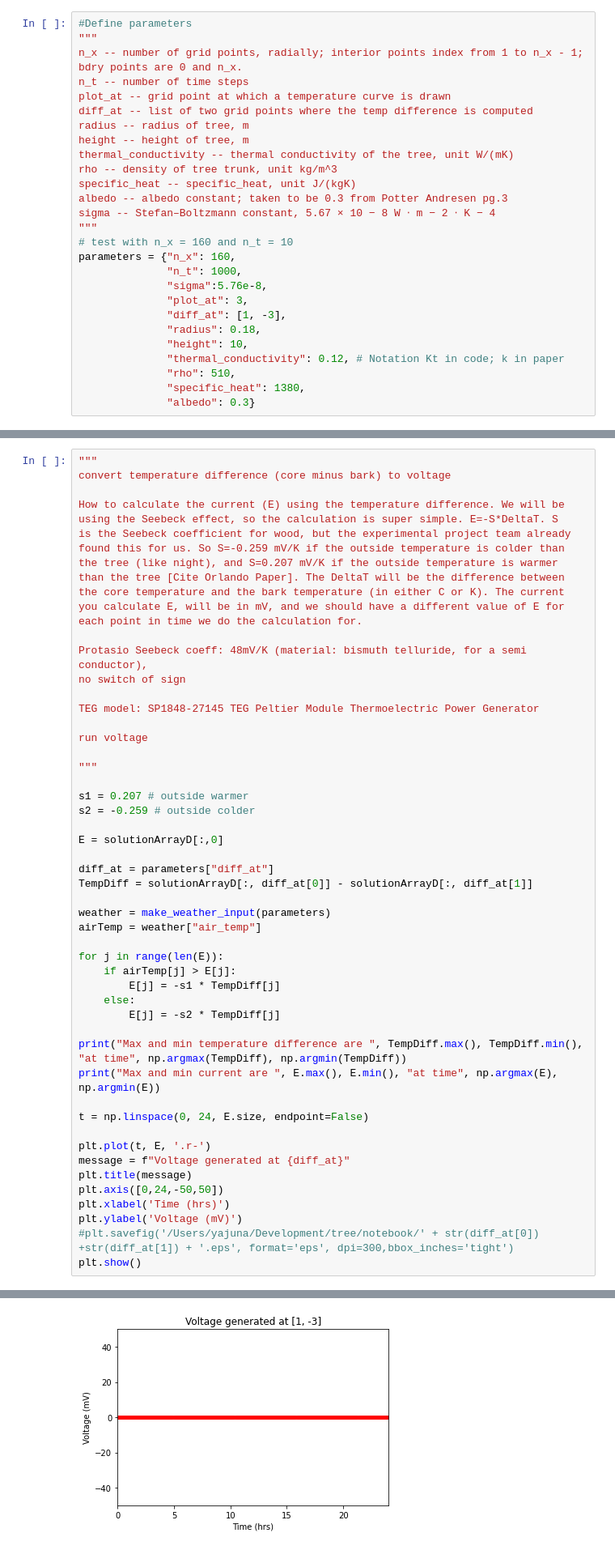
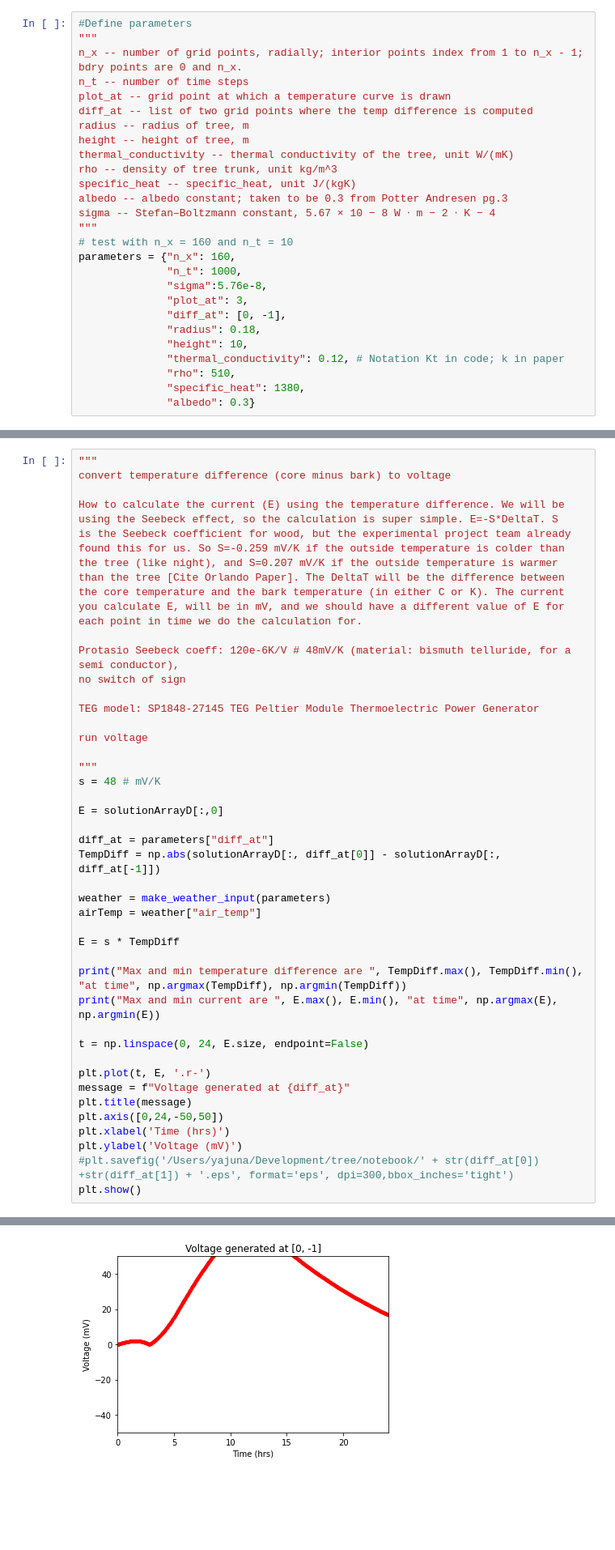
Before and after one commit to yajuna/treeRemote, a Jupyter notebook: notebook/treePower.ipynb, the cells around one changed output, grey strips where cells are left out. Shown at 81% size. Saved outputs shown, nothing was run; the diff lists cells and outputs as text; blank space fills up the shorter version.

Commit message:
motify Seeback coefficients

```diff
--- a/notebook/treePower.ipynb
+++ b/notebook/treePower.ipynb
@@ -62,7 +62,7 @@ parameters = {"n_x": 160,
               "n_t": 1000,
               "sigma":5.76e-8,
               "plot_at": 3,
-              "diff_at": [1, -3],
+              "diff_at": [0, -1],
               "radius": 0.18,
               "height": 10,
               "thermal_conductivity": 0.12, # Notation Kt in code; k in paper
@@ -635,7 +635,7 @@ the core temperature and the bark temperature (in either C or K). The current
 you calculate E, will be in mV, and we should have a different value of E for
 each point in time we do the calculation for.
 
-Protasio Seebeck coeff: 48mV/K (material: bismuth telluride, for a semi conductor),
+Protasio Seebeck coeff: 120e-6K/V # 48mV/K (material: bismuth telluride, for a semi conductor),
 no switch of sign
 
 TEG model: SP1848-27145 TEG Peltier Module Thermoelectric Power Generator
@@ -643,23 +643,17 @@ TEG model: SP1848-27145 TEG Peltier Module Thermoelectric Power Generator
 run voltage
 
 """
-
-s1 = 0.207 # outside warmer
-s2 = -0.259 # outside colder
+s = 48 # mV/K
 
 E = solutionArrayD[:,0]
 
 diff_at = parameters["diff_at"]
-TempDiff = solutionArrayD[:, diff_at[0]] - solutionArrayD[:, diff_at[1]]
+TempDiff = np.abs(solutionArrayD[:, diff_at[0]] - solutionArrayD[:, diff_at[-1]])
 
 weather = make_weather_input(parameters)
 airTemp = weather["air_temp"]
 
-for j in range(len(E)):
-    if airTemp[j] > E[j]:
-        E[j] = -s1 * TempDiff[j]
-    else:
-        E[j] = -s2 * TempDiff[j]
+E = s * TempDiff
 
 print("Max and min temperature difference are ", TempDiff.max(), TempDiff.min(), "at time", np.argmax(TempDiff), np.argmin(TempDiff))
 print("Max and min current are ", E.max(), E.min(), "at time", np.argmax(E), np.argmin(E))
@@ -680,3 +674,3 @@ Max and min current are  0.05798258818622423 -0.07360485444477673 at time 884 97
-[figure, old version]
+[figure, new version]
 # %% [markdown]
 In the following, we consider the boundary condition from heat conduction, convection, as well as radiation. The temperature is computed with the assumption that there is a energy steady state at the tree bark, where the incoming conduction energy balances with the outgoing convection and radiation energy.
```
Also changed, not shown: parts of 2 cells of this notebook.
